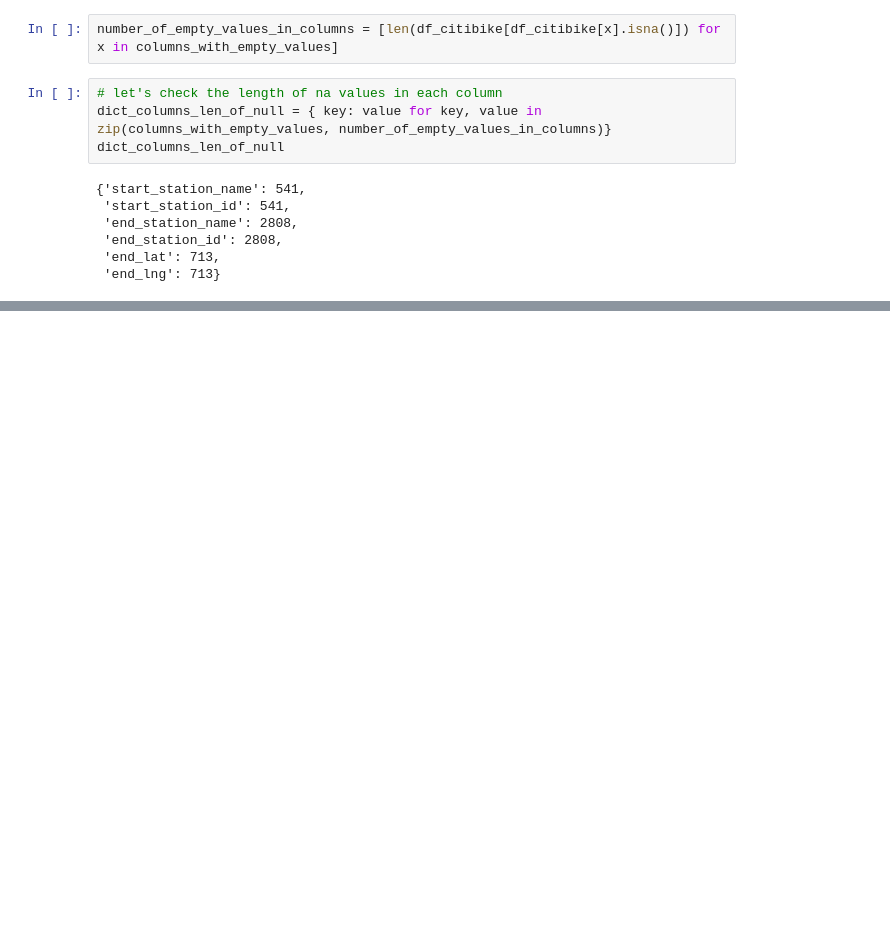
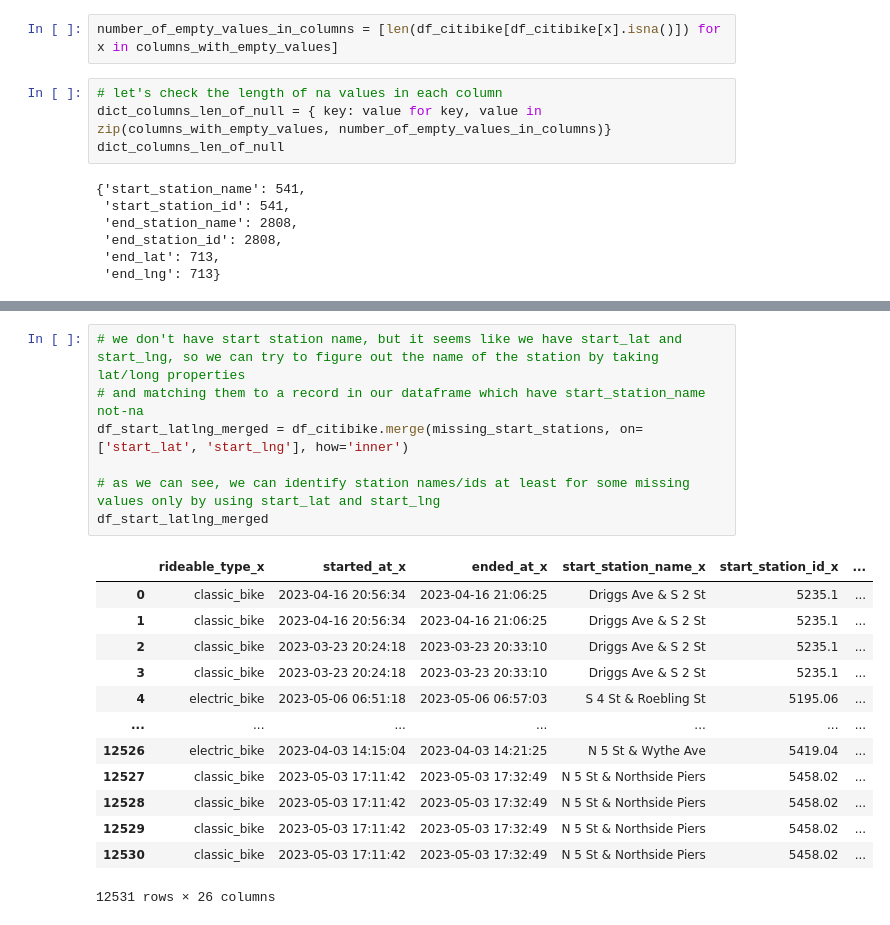
Before and after one commit to PawelG-WWA/Public_Projects, a Jupyter notebook: DataAnalysis/Citi_BikeRide/citi_bike_ride_share_analysis.ipynb, the cells around one changed output, grey strips where cells are left out. Drawn from its saved outputs; the diff is of its cells as text; blank space fills up the shorter version.

```diff
--- a/DataAnalysis/Citi_BikeRide/citi_bike_ride_share_analysis.ipynb
+++ b/DataAnalysis/Citi_BikeRide/citi_bike_ride_share_analysis.ipynb
@@ -149,0 +169,21 @@ dict_columns_len_of_null
+# %%
+# we don't have start station name, but it seems like we have start_lat and start_lng, so we can try to figure out the name of the station by taking lat/long properties
+# and matching them to a record in our dataframe which have start_station_name not-na
+df_start_latlng_merged = df_citibike.merge(missing_start_stations, on=['start_lat', 'start_lng'], how='inner')
+
+# as we can see, we can identify station names/ids at least for some missing values only by using start_lat and start_lng
+df_start_latlng_merged
+# %% [output]
+|  | rideable_type_x | started_at_x | ended_at_x | start_station_name_x | start_station_id_x | ... |
+| 0 | classic_bike | 2023-04-16 20:56:34 | 2023-04-16 21:06:25 | Driggs Ave & S 2 St | 5235.1 | ... |
+| 1 | classic_bike | 2023-04-16 20:56:34 | 2023-04-16 21:06:25 | Driggs Ave & S 2 St | 5235.1 | ... |
+| 2 | classic_bike | 2023-03-23 20:24:18 | 2023-03-23 20:33:10 | Driggs Ave & S 2 St | 5235.1 | ... |
+| 3 | classic_bike | 2023-03-23 20:24:18 | 2023-03-23 20:33:10 | Driggs Ave & S 2 St | 5235.1 | ... |
+| 4 | electric_bike | 2023-05-06 06:51:18 | 2023-05-06 06:57:03 | S 4 St & Roebling St | 5195.06 | ... |
+| ... | ... | ... | ... | ... | ... | ... |
+| 12526 | electric_bike | 2023-04-03 14:15:04 | 2023-04-03 14:21:25 | N 5 St & Wythe Ave | 5419.04 | ... |
+| 12527 | classic_bike | 2023-05-03 17:11:42 | 2023-05-03 17:32:49 | N 5 St & Northside Piers | 5458.02 | ... |
+| 12528 | classic_bike | 2023-05-03 17:11:42 | 2023-05-03 17:32:49 | N 5 St & Northside Piers | 5458.02 | ... |
+| 12529 | classic_bike | 2023-05-03 17:11:42 | 2023-05-03 17:32:49 | N 5 St & Northside Piers | 5458.02 | ... |
+| 12530 | classic_bike | 2023-05-03 17:11:42 | 2023-05-03 17:32:49 | N 5 St & Northside Piers | 5458.02 | ... |
+12531 rows × 26 columns
```
Also changed, not shown: parts of 1 cell of this notebook.
